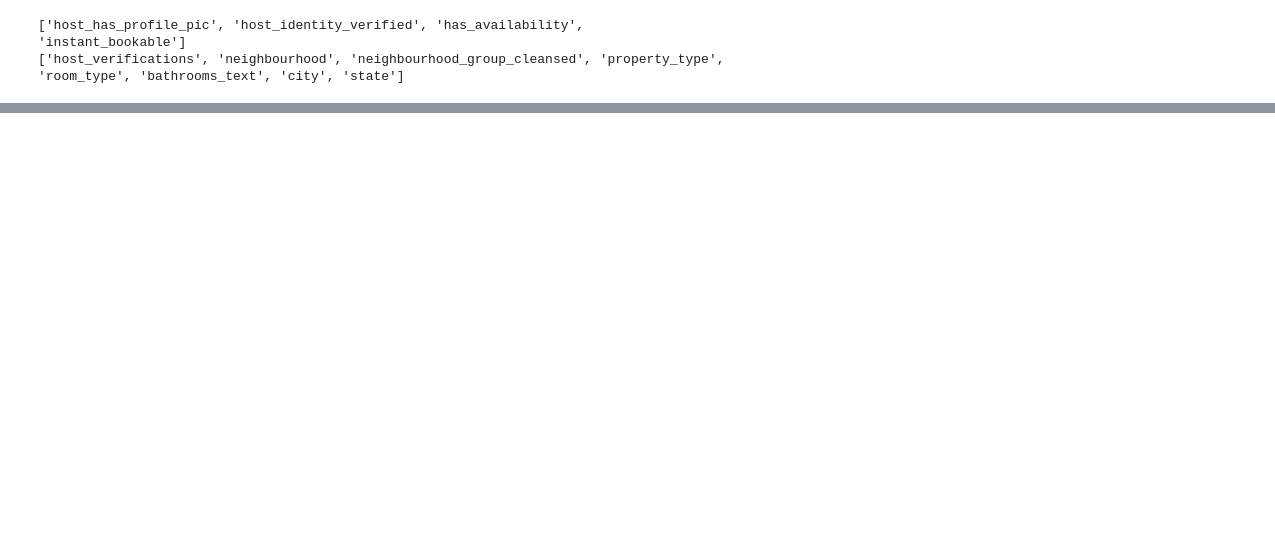
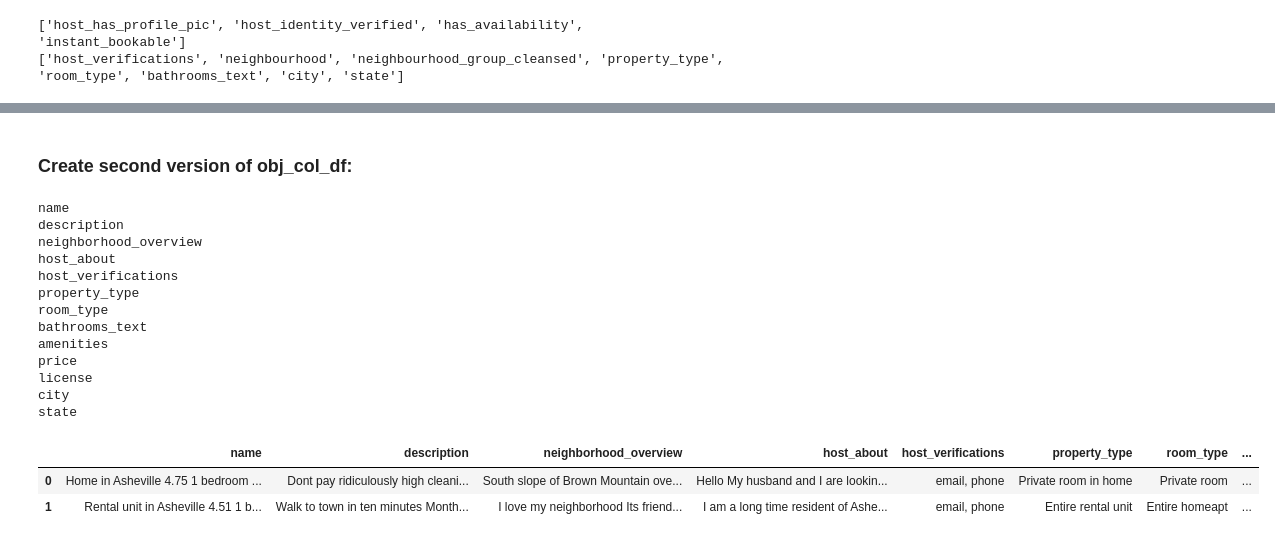
Before and after one commit to clairesarraille/airbnb_price_prediction, a Jupyter notebook: 01_Colab.ipynb, the cells around one changed output, grey strips where cells are left out. Saved outputs shown, nothing was run; the diff lists cells and outputs as text; code cells hidden in the pictures; blank space fills up the shorter version.

```diff
--- a/01_Colab.ipynb
+++ b/01_Colab.ipynb
@@ -200,0 +341,37 @@ print(categorical_cols)
+# %%
+# Drop listing neighbourhood columns:
+df.drop(columns=['neighbourhood', 'neighbourhood_cleansed', 'neighbourhood_group_cleansed'], inplace=True)
+# Drop host location columns:
+df.drop(columns=['host_location', 'host_neighbourhood'], inplace=True)
+# %% [markdown]
+### Create second version of obj_col_df:
+# %%
+# Create list of non-numeric cols minus the boolean columns:
+obj_cols_2 = []
+for col in range(df.shape[1]):
+  if df[df.columns[col]].dtypes == 'object' and df.columns[col] not in boolean_cols:
+    obj_cols_2.append(df.columns[col])
+print()
+for col in obj_cols_2:
+  print(col)
+obj_df_2 = df[obj_cols_2]
+print()
+data_table.disable_dataframe_formatter()
+obj_df_2.iloc[0:2,:]
+# %% [output]
+name
+description
+neighborhood_overview
+host_about
+host_verifications
+property_type
+room_type
+bathrooms_text
+amenities
+price
+license
+city
+state
+|  | name | description | neighborhood_overview | host_about | host_verifications | property_type | room_type | ... |
+| 0 | Home in Asheville 4.75 1 bedroom ... | Dont pay ridiculously high cleani... | South slope of Brown Mountain ove... | Hello My husband and I are lookin... | email, phone | Private room in home | Private room | ... |
+| 1 | Rental unit in Asheville 4.51 1 b... | Walk to town in ten minutes Month... | I love my neighborhood Its friend... | I am a long time resident of Ashe... | email, phone | Entire rental unit | Entire homeapt | ... |
```
Also changed, not shown: parts of 24 cells of this notebook.
